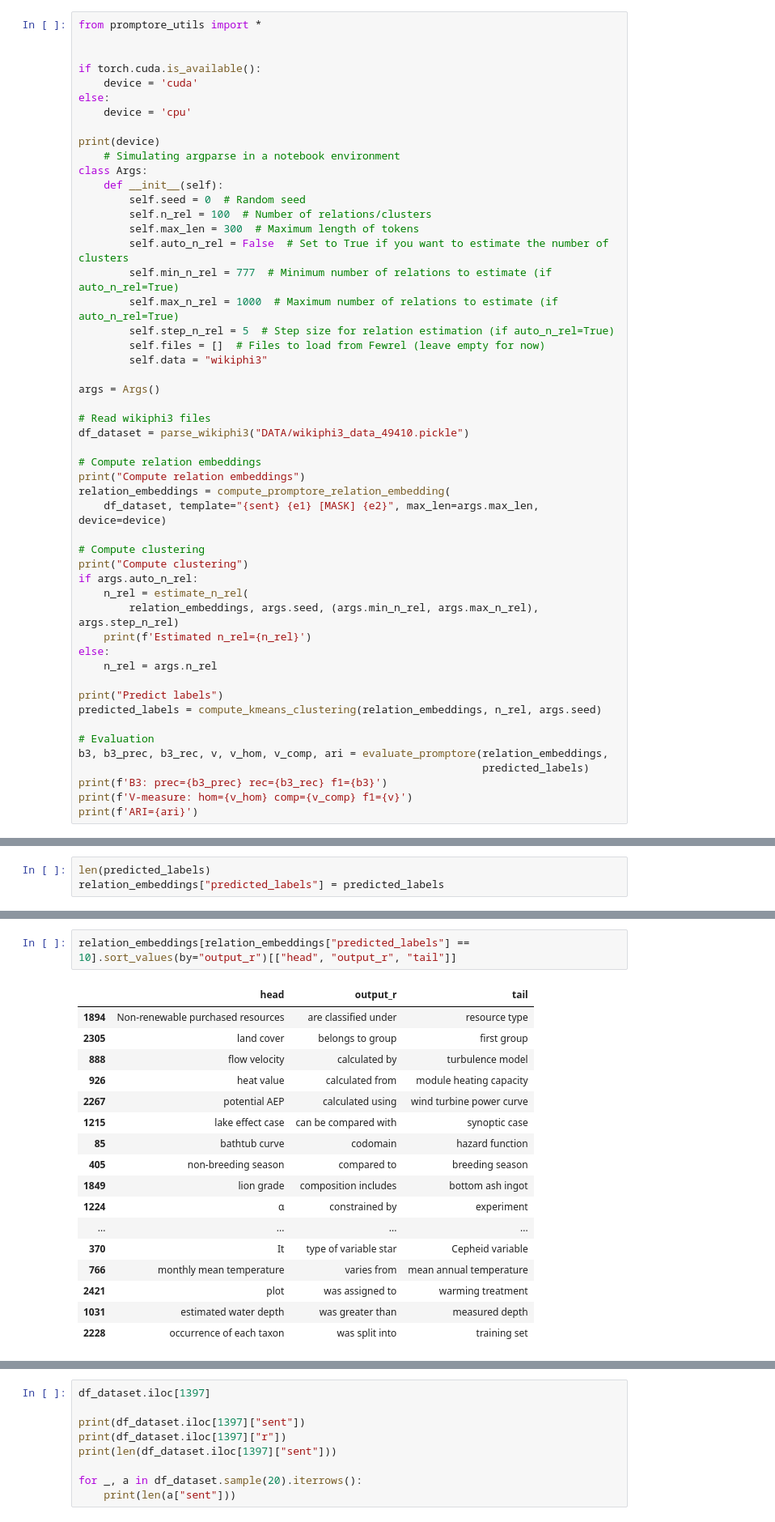
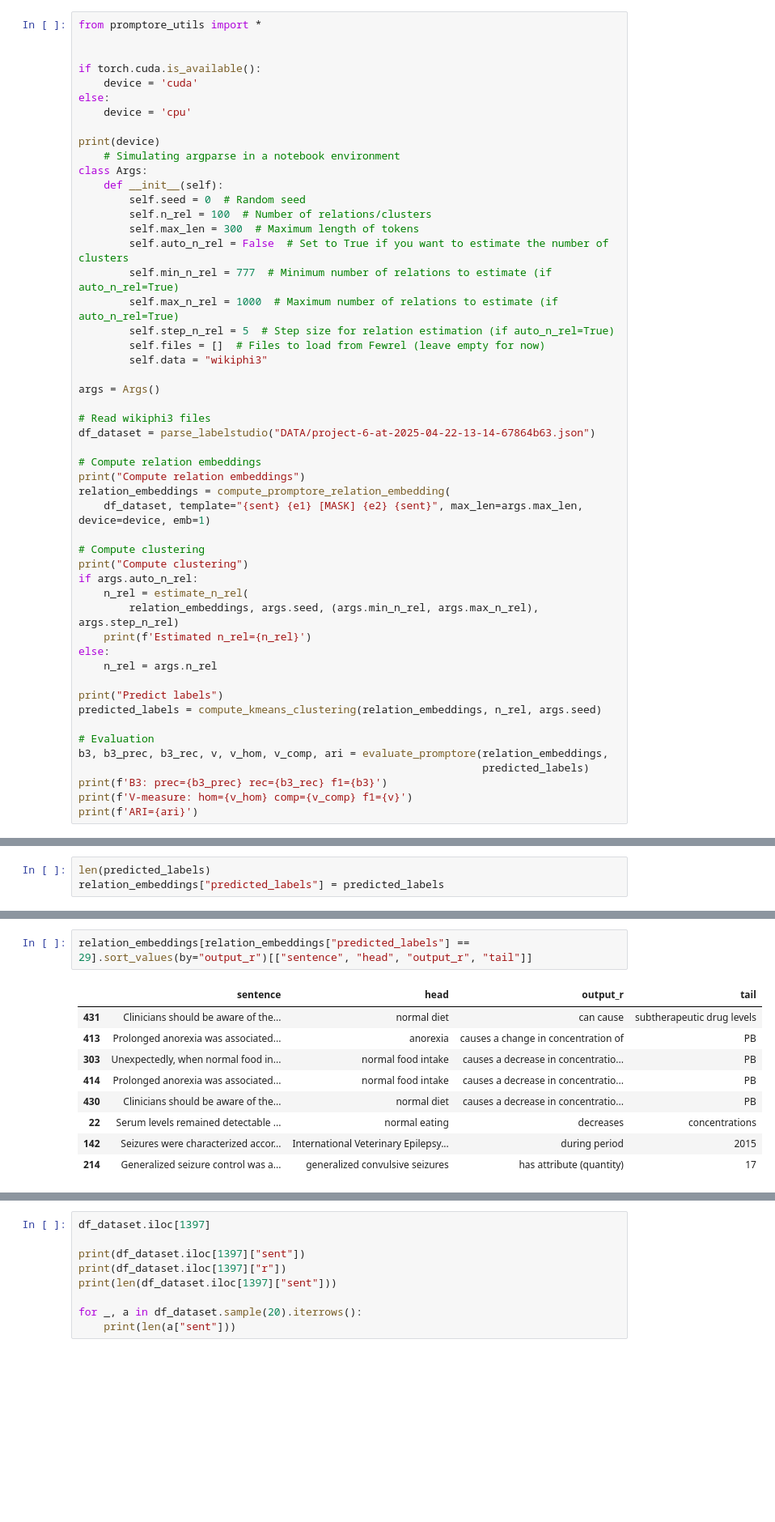
Before and after one commit to P0L3/PromptORE, a Jupyter notebook: promptore_try.ipynb, the cells around one changed output, grey strips where cells are left out. Shown at 81% size. Saved outputs shown, nothing was run; the diff lists cells and outputs as text; blank space fills up the shorter version.

Commit message:
Adds tests on different PromptORE embeddings

```diff
--- a/promptore_try.ipynb
+++ b/promptore_try.ipynb
@@ -24,12 +24,12 @@ class Args:
 args = Args()
 
 # Read wikiphi3 files
-df_dataset = parse_wikiphi3("DATA/wikiphi3_data_49410.pickle")
+df_dataset = parse_labelstudio("DATA/project-6-at-2025-04-22-13-14-67864b63.json")
 
 # Compute relation embeddings
 print("Compute relation embeddings")
 relation_embeddings = compute_promptore_relation_embedding(
-    df_dataset, template="{sent} {e1} [MASK] {e2}", max_len=args.max_len, device=device)
+    df_dataset, template="{sent} {e1} [MASK] {e2} {sent}", max_len=args.max_len, device=device, emb=1)
 
 # Compute clustering
 print("Compute clustering")
@@ -86,20 +84,12 @@ relation_embeddings
 # %%
-relation_embeddings[relation_embeddings["predicted_labels"] == 10].sort_values(by="output_r")[["head", "output_r", "tail"]]
+relation_embeddings[relation_embeddings["predicted_labels"] == 29].sort_values(by="output_r")[["sentence", "head", "output_r", "tail"]]
 # %% [output]
-|  | head | output_r | tail |
-| 1894 | Non-renewable purchased resources | are classified under | resource type |
-| 2305 | land cover | belongs to group | first group |
-| 888 | flow velocity | calculated by | turbulence model |
-| 926 | heat value | calculated from | module heating capacity |
-| 2267 | potential AEP | calculated using | wind turbine power curve |
-| 1215 | lake effect case | can be compared with | synoptic case |
-| 85 | bathtub curve | codomain | hazard function |
-| 405 | non-breeding season | compared to | breeding season |
-| 1849 | lion grade | composition includes | bottom ash ingot |
-| 1224 | α | constrained by | experiment |
-| ... | ... | ... | ... |
-| 370 | It | type of variable star | Cepheid variable |
-| 766 | monthly mean temperature | varies from | mean annual temperature |
-| 2421 | plot | was assigned to | warming treatment |
-| 1031 | estimated water depth | was greater than | measured depth |
-| 2228 | occurrence of each taxon | was split into | training set |
+|  | sentence | head | output_r | tail |
+| 431 | Clinicians should be aware of the... | normal diet | can cause | subtherapeutic drug levels |
+| 413 | Prolonged anorexia was associated... | anorexia | causes a change in concentration of | PB |
+| 303 | Unexpectedly, when normal food in... | normal food intake | causes a decrease in concentratio... | PB |
+| 414 | Prolonged anorexia was associated... | normal food intake | causes a decrease in concentratio... | PB |
+| 430 | Clinicians should be aware of the... | normal diet | causes a decrease in concentratio... | PB |
+| 22 | Serum levels remained detectable ... | normal eating | decreases | concentrations |
+| 142 | Seizures were characterized accor... | International Veterinary Epilepsy... | during period | 2015 |
+| 214 | Generalized seizure control was a... | generalized convulsive seizures | has attribute (quantity) | 17 |
```
Also changed, not shown: parts of 7 cells of this notebook, 3 other files.
